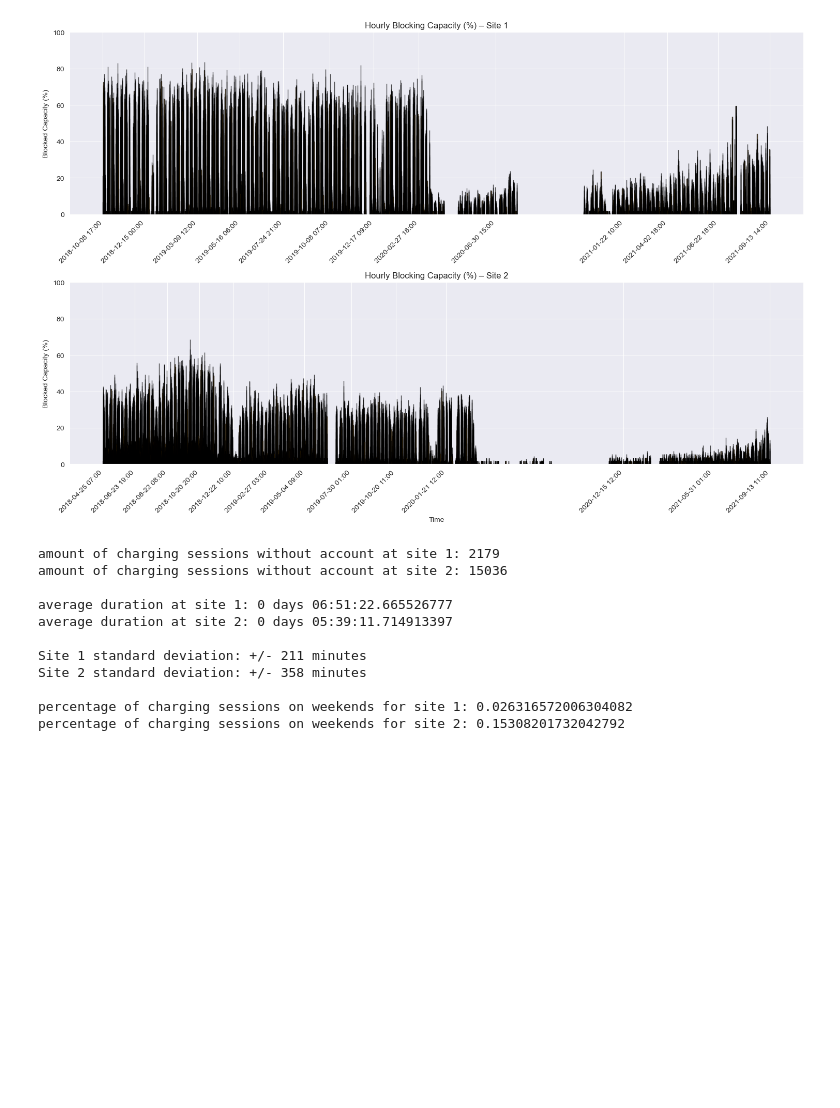
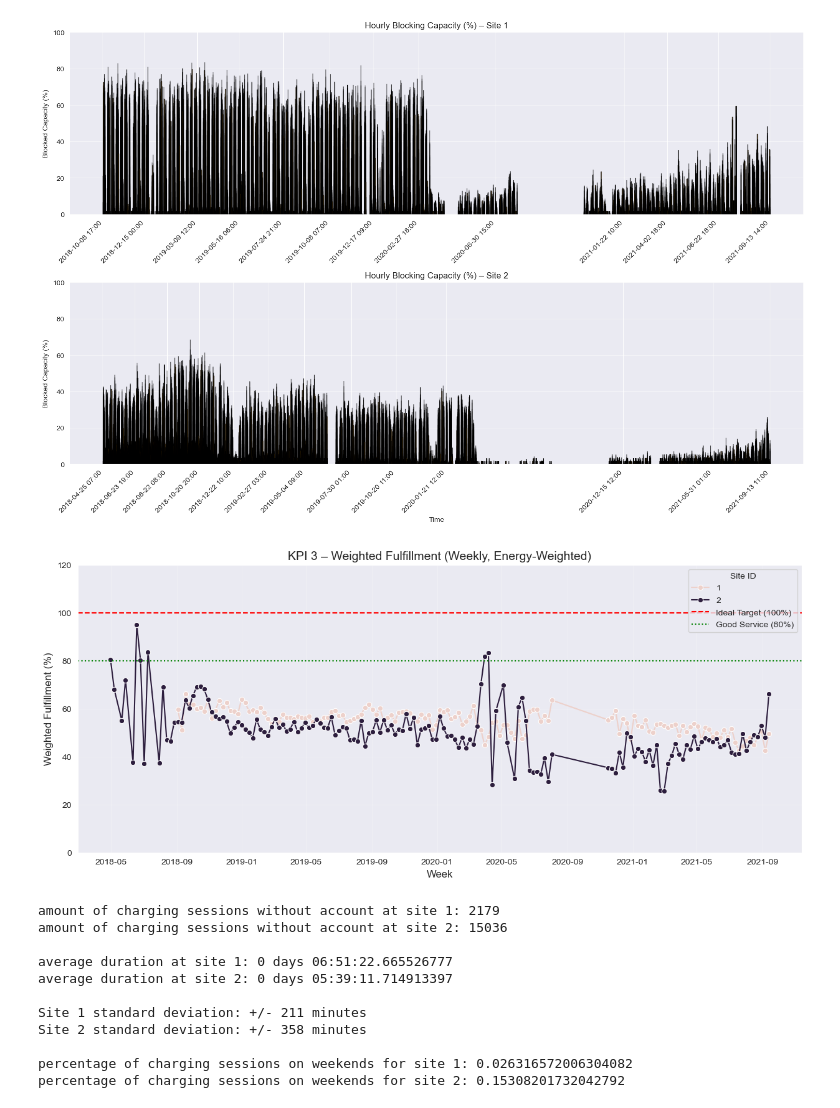
Before and after one commit to dfd0430/wiso, a Jupyter notebook: main.ipynb, the cells around one changed output. Saved outputs shown, nothing was run; the diff lists cells and outputs as text; code cells hidden in the pictures; blank space fills up the shorter version.

Commit message:
add weighted fulfillment kpi

```diff
--- a/main.ipynb
+++ b/main.ipynb
@@ -372,6 +372,79 @@ plt.tight_layout()
 plt.show()
 # %% [output]
 [figure]
+# %%
+# KPI 3 - Weighted Fulfillment (Implementation)
+
+KPI3_df = charging_sessions.copy()
+KPI3_df['connectionTime'] = pd.to_datetime(KPI3_df['connectionTime'])
+
+# Defining "Valid Intent"
+# Only physically plausible requests (10–100 kWh)
+valid_intent = KPI3_df[
+    (KPI3_df['kWhRequested'] >= 10) &
+    (KPI3_df['kWhRequested'] <= 100)
+].copy()
+
+# Weekly timeline
+valid_intent['week_start'] = (
+    valid_intent['connectionTime']
+    .dt.to_period('W')
+    .dt.start_time
+)
+
+# Calculating total requested energy per site per week
+weekly_volume = (
+    valid_intent
+    .groupby(['siteID', 'week_start'])['kWhRequested']
+    .sum()
+    .reset_index()
+)
+
+# Identify site-weeks with sufficient demand (10th percentile ≈ 26.5 kWh)
+active_weeks = weekly_volume[weekly_volume['kWhRequested'] >= 26.5]
+
+# Removeing low-activity weeks that would distort the KPI
+final_sessions = valid_intent.merge(
+    active_weeks[['siteID', 'week_start']],
+    on=['siteID', 'week_start'],
+    how='inner'
+)
+
+# KPI calculation (energy-weighted fulfillment)
+kpi3_weighted_fulfillment = (
+    final_sessions
+    .groupby(['siteID', 'week_start'])[['kWhDelivered', 'kWhRequested']]
+    .sum()
+    .reset_index()
+)
+
+kpi3_weighted_fulfillment['Weighted_Fulfillment'] = (
+    kpi3_weighted_fulfillment['kWhDelivered'] /
+    kpi3_weighted_fulfillment['kWhRequested']
+) * 100
+
+# Visualization
+plt.figure(figsize=(15, 6))
+sns.lineplot(
+    data=kpi3_weighted_fulfillment,
+    x='week_start',
+    y='Weighted_Fulfillment',
+    hue='siteID',
+    marker='o'
+)
+
+plt.axhline(100, color='red', linestyle='--', label='Ideal Target (100%)')
+plt.axhline(80, color='green', linestyle=':', label='Good Service (80%)')
+
+plt.title('KPI 3 – Weighted Fulfillment (Weekly, Energy-Weighted)', fontsize=14)
+plt.ylabel('Weighted Fulfillment (%)', fontsize=12)
+plt.xlabel('Week', fontsize=12)
+plt.legend(title='Site ID', loc='upper right')
+plt.grid(True, alpha=0.3)
+plt.ylim(0, 120)
+plt.show()
+# %% [output]
+[figure, added]
 # %%
 charging_sessions_site1=charging_sessions[charging_sessions['siteID']==1].copy()
 charging_sessions_site2=charging_sessions[charging_sessions['siteID']==2].copy()
```
